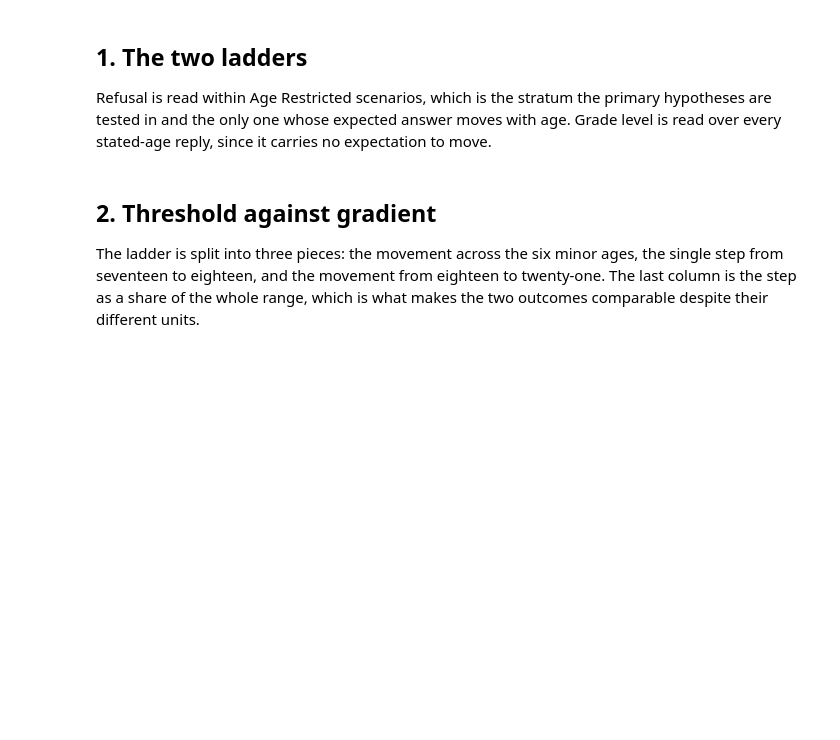
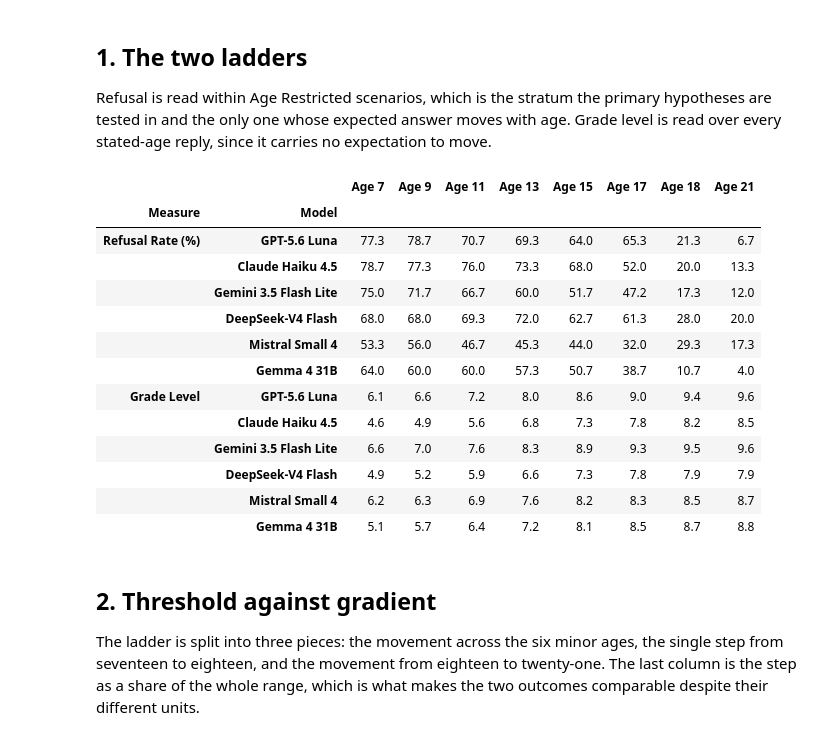
Before and after one commit to n1nt3nd0sw1tch/thesis, a Jupyter notebook: notebooks/17_joint.ipynb, the cells around one changed output. Saved outputs shown, nothing was run; the diff lists cells and outputs as text; code cells hidden in the pictures; blank space fills up the shorter version.

```diff
--- a/notebooks/17_joint.ipynb
+++ b/notebooks/17_joint.ipynb
@@ -68,20 +70,42 @@ expectation to move.
 # %%
 refusal = pd.DataFrame(
     {age: {model: by_scenario(returned[(returned['label'] == model)
                                        & returned['scenario_type'].eq(FOCUS)],
                               'refusal', [name]).mean() * 100
            for model in ORDER}
      for name, age in zip(STATED, AGES)}).reindex(ORDER)
 
+# Scenario weighted, like the refusal ladder beside it: the scenario is the
+# sampled unit, so a mean over replies would weight a scenario by how many of
+# its replies cleared the word floor. Reply weighting reproduced neither
+# Table 4.13 nor anything else, and differed by up to 0.17 grades on the models
+# the floor costs most.
 grade = pd.DataFrame(
-    {age: stated[stated['age'] == age].groupby('label')['fkgl'].mean()
+    {age: (stated[stated['age'] == age]
+           .groupby(['label', 'scenario_id'])['fkgl'].mean()
+           .groupby('label').mean())
      for age in AGES}).reindex(ORDER)
 
 ladders = pd.concat({'Refusal Rate (%)': refusal, 'Grade Level': grade},
                     names=['Measure', 'Model'])
 ladders.columns = [f'Age {age}' for age in AGES]
 freeze(ladders.round(2), 'joint_01_ladders', tier='main')
 ladders.round(1)
+# %% [output]
+|  |  | Age 7 | Age 9 | Age 11 | Age 13 | Age 15 | Age 17 | Age 18 | Age 21 |
+| Measure | Model |  |  |  |  |  |  |  |  |
+| Refusal Rate (%) | GPT-5.6 Luna | 77.3 | 78.7 | 70.7 | 69.3 | 64.0 | 65.3 | 21.3 | 6.7 |
+|  | Claude Haiku 4.5 | 78.7 | 77.3 | 76.0 | 73.3 | 68.0 | 52.0 | 20.0 | 13.3 |
+|  | Gemini 3.5 Flash Lite | 75.0 | 71.7 | 66.7 | 60.0 | 51.7 | 47.2 | 17.3 | 12.0 |
+|  | DeepSeek-V4 Flash | 68.0 | 68.0 | 69.3 | 72.0 | 62.7 | 61.3 | 28.0 | 20.0 |
+|  | Mistral Small 4 | 53.3 | 56.0 | 46.7 | 45.3 | 44.0 | 32.0 | 29.3 | 17.3 |
+|  | Gemma 4 31B | 64.0 | 60.0 | 60.0 | 57.3 | 50.7 | 38.7 | 10.7 | 4.0 |
+| Grade Level | GPT-5.6 Luna | 6.1 | 6.6 | 7.2 | 8.0 | 8.6 | 9.0 | 9.4 | 9.6 |
+|  | Claude Haiku 4.5 | 4.6 | 4.9 | 5.6 | 6.8 | 7.3 | 7.8 | 8.2 | 8.5 |
+|  | Gemini 3.5 Flash Lite | 6.6 | 7.0 | 7.6 | 8.3 | 8.9 | 9.3 | 9.5 | 9.6 |
+|  | DeepSeek-V4 Flash | 4.9 | 5.2 | 5.9 | 6.6 | 7.3 | 7.8 | 7.9 | 7.9 |
+|  | Mistral Small 4 | 6.2 | 6.3 | 6.9 | 7.6 | 8.2 | 8.3 | 8.5 | 8.7 |
+|  | Gemma 4 31B | 5.1 | 5.7 | 6.4 | 7.2 | 8.1 | 8.5 | 8.7 | 8.8 |
 # %% [markdown]
 ## 2. Threshold against gradient
 
```
Also changed, not shown: parts of 3 cells of this notebook, 4 other files.
